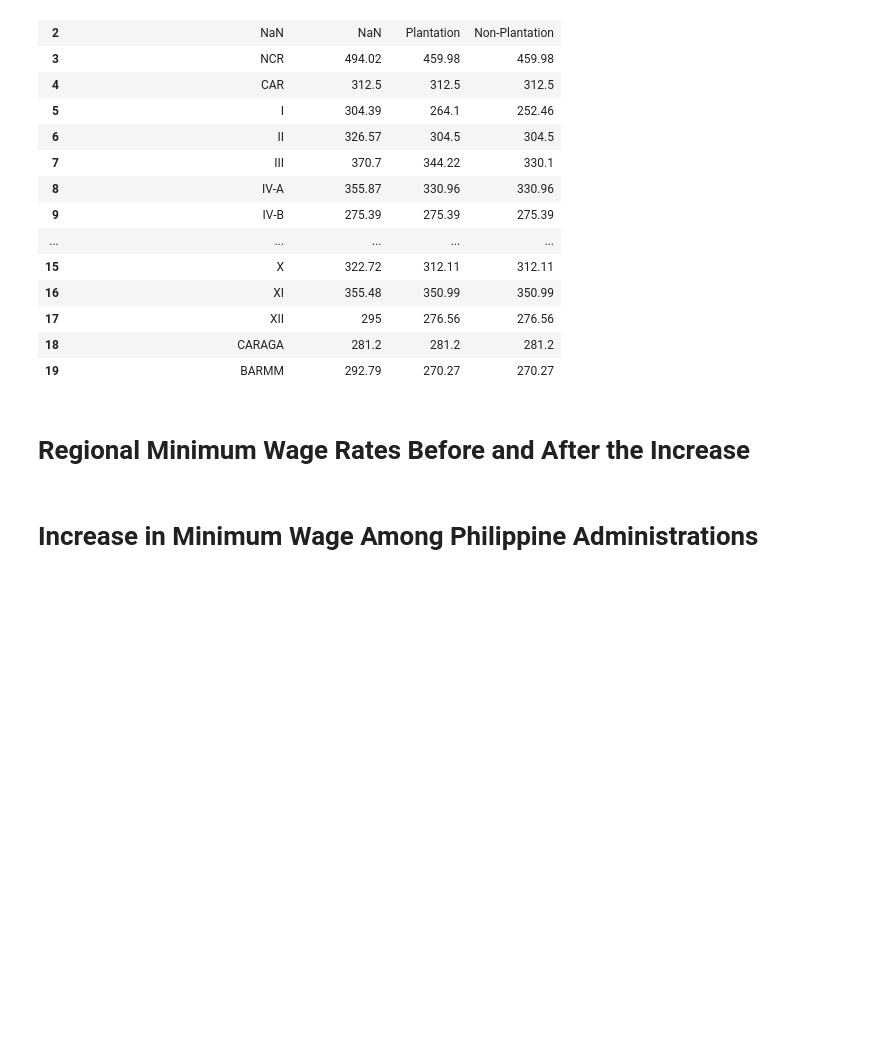
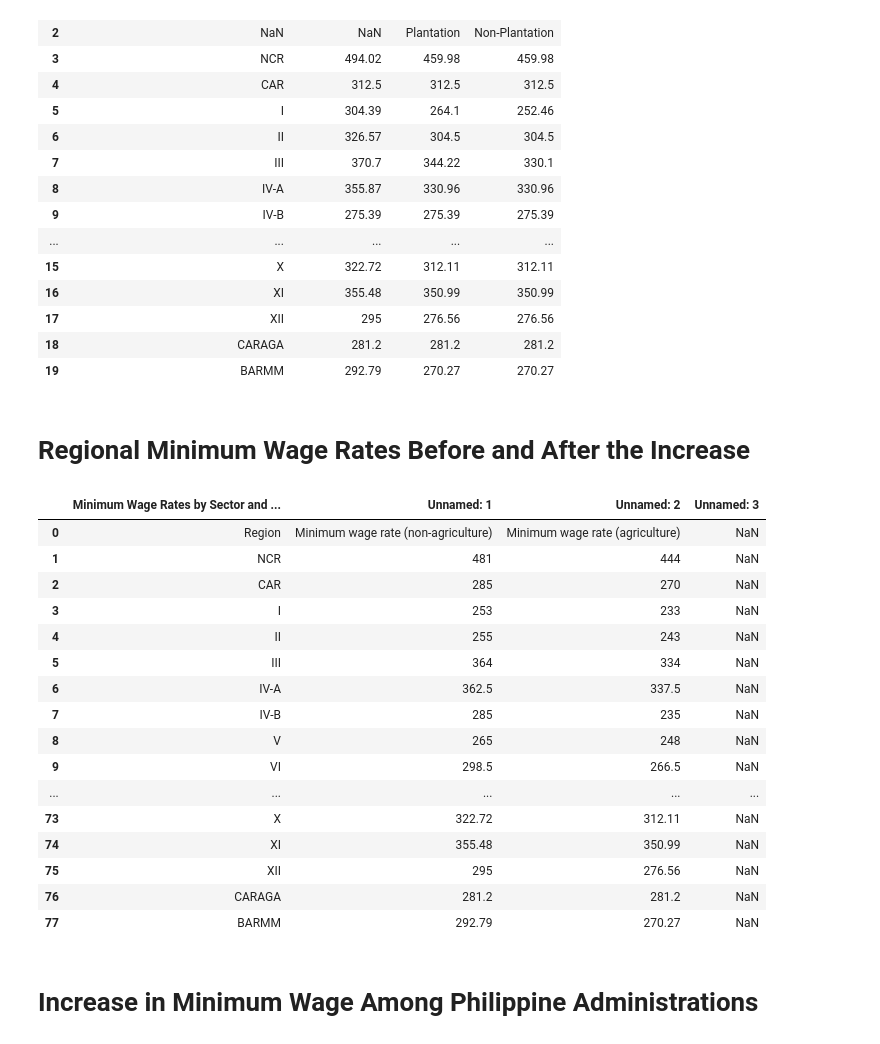
Before and after one commit to kryzlerahne/IT3205_FilipinoDataAlliance, a Jupyter notebook: Codes/The_Future_Pay_Visualizations.ipynb, the cells around one changed output. Drawn from its saved outputs; the diff is of its cells as text; code cells hidden in the pictures; blank space fills up the shorter version.

```diff
--- a/Codes/The_Future_Pay_Visualizations.ipynb
+++ b/Codes/The_Future_Pay_Visualizations.ipynb
@@ -83,6 +83,31 @@ display(df.iloc[:21])
 | 19 | BARMM | 292.79 | 270.27 | 270.27 |
 # %% [markdown]
 # Regional Minimum Wage Rates Before and After the Increase
+# %%
+import numpy as np
+import pandas as pd
+url = 'https://raw.githubusercontent.com/kryzlerahne/IT3205_PhilippineDataAlliance/main/Datasets/Minimum%20Wage%20in%20the%20Philippines%202016%2C%202018%2C%202021%2C%20%26%202022.csv'
+pd.options.display.max_rows = 80
+df = pd.read_csv(url)
+display(df)
+# %% [output]
+|  | Minimum Wage Rates by Sector and ... | Unnamed: 1 | Unnamed: 2 | Unnamed: 3 |
+| 0 | Region | Minimum wage rate (non-agriculture) | Minimum wage rate (agriculture) | NaN |
+| 1 | NCR | 481 | 444 | NaN |
+| 2 | CAR | 285 | 270 | NaN |
+| 3 | I | 253 | 233 | NaN |
+| 4 | II | 255 | 243 | NaN |
+| 5 | III | 364 | 334 | NaN |
+| 6 | IV-A | 362.5 | 337.5 | NaN |
+| 7 | IV-B | 285 | 235 | NaN |
+| 8 | V | 265 | 248 | NaN |
+| 9 | VI | 298.5 | 266.5 | NaN |
+| ... | ... | ... | ... | ... |
+| 73 | X | 322.72 | 312.11 | NaN |
+| 74 | XI | 355.48 | 350.99 | NaN |
+| 75 | XII | 295 | 276.56 | NaN |
+| 76 | CARAGA | 281.2 | 281.2 | NaN |
+| 77 | BARMM | 292.79 | 270.27 | NaN |
 # %% [markdown]
 # Increase in Minimum Wage Among Philippine Administrations
 # %% [markdown]
```
